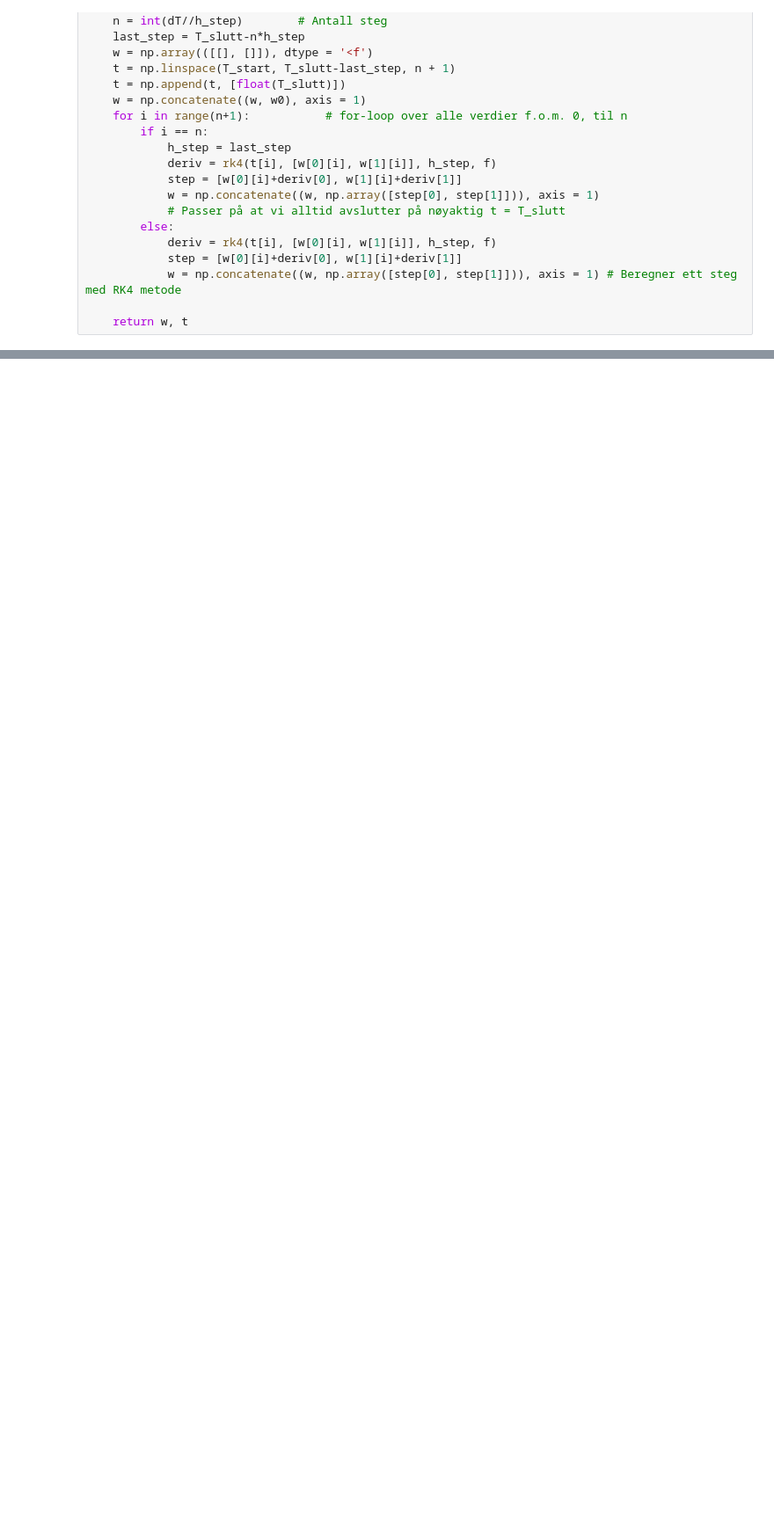
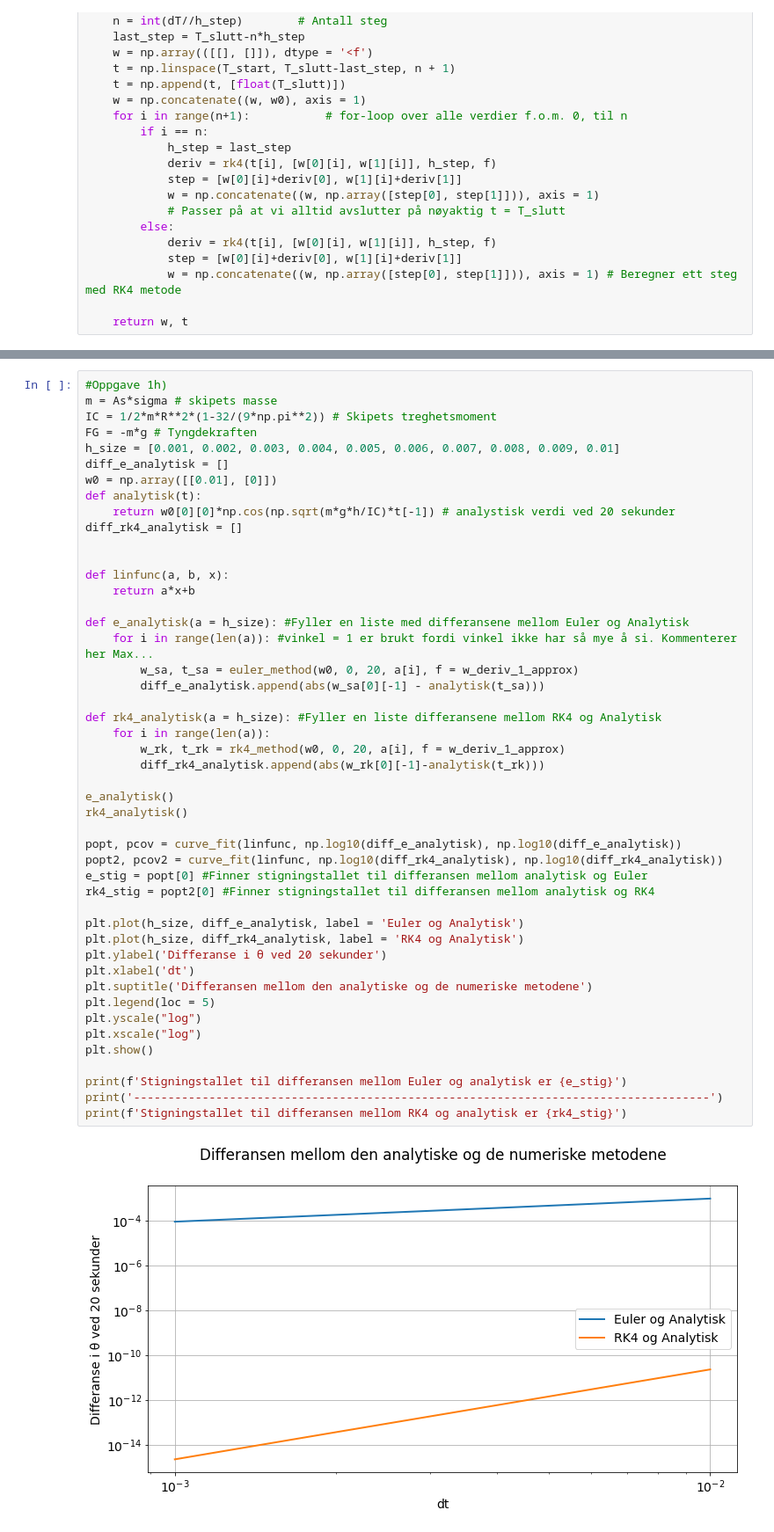
Before and after one commit to Vitenskapelige-Beregninger/Tekfys_prosjekt, a Jupyter notebook: tekfys.ipynb, the cells around one changed output, grey strips where cells are left out. Shown at 88% size. Cells and saved outputs as stored; diff of their text form; blank space fills up the shorter version.

```diff
--- a/tekfys.ipynb
+++ b/tekfys.ipynb
@@ -379,0 +202,49 @@ def w_deriv_full(t, w, xC, yC, sL, vL, beta_last, h_step): # Dette er f fra 2d
+# %%
+#Oppgave 1h)
+m = As*sigma # skipets masse
+IC = 1/2*m*R**2*(1-32/(9*np.pi**2)) # Skipets treghetsmoment
+FG = -m*g # Tyngdekraften
+h_size = [0.001, 0.002, 0.003, 0.004, 0.005, 0.006, 0.007, 0.008, 0.009, 0.01]
+diff_e_analytisk = []
+w0 = np.array([[0.01], [0]])
+def analytisk(t):
+    return w0[0][0]*np.cos(np.sqrt(m*g*h/IC)*t[-1]) # analystisk verdi ved 20 sekunder
+diff_rk4_analytisk = []
+
+
+def linfunc(a, b, x):
+    return a*x+b
+
+def e_analytisk(a = h_size): #Fyller en liste med differansene mellom Euler og Analytisk
+    for i in range(len(a)): #vinkel = 1 er brukt fordi vinkel ikke har så mye å si. Kommenterer her Max...
+        w_sa, t_sa = euler_method(w0, 0, 20, a[i], f = w_deriv_1_approx)
+        diff_e_analytisk.append(abs(w_sa[0][-1] - analytisk(t_sa)))
+
+def rk4_analytisk(a = h_size): #Fyller en liste differansene mellom RK4 og Analytisk
+    for i in range(len(a)):
+        w_rk, t_rk = rk4_method(w0, 0, 20, a[i], f = w_deriv_1_approx)
+        diff_rk4_analytisk.append(abs(w_rk[0][-1]-analytisk(t_rk)))
+
+e_analytisk()
+rk4_analytisk()
+
+popt, pcov = curve_fit(linfunc, np.log10(diff_e_analytisk), np.log10(diff_e_analytisk))
+popt2, pcov2 = curve_fit(linfunc, np.log10(diff_rk4_analytisk), np.log10(diff_rk4_analytisk))
+e_stig = popt[0] #Finner stigningstallet til differansen mellom analytisk og Euler
+rk4_stig = popt2[0] #Finner stigningstallet til differansen mellom analytisk og RK4
+
+plt.plot(h_size, diff_e_analytisk, label = 'Euler og Analytisk')
+plt.plot(h_size, diff_rk4_analytisk, label = 'RK4 og Analytisk')
+plt.ylabel('Differanse i θ ved 20 sekunder')
+plt.xlabel('dt')
+plt.suptitle('Differansen mellom den analytiske og de numeriske metodene')
+plt.legend(loc = 5)
+plt.yscale("log")
+plt.xscale("log")
+plt.show()
+
+print(f'Stigningstallet til differansen mellom Euler og analytisk er {e_stig}')
+print('------------------------------------------------------------------------------------')
+print(f'Stigningstallet til differansen mellom RK4 og analytisk er {rk4_stig}')
+# %% [output]
+[figure, added]
```
Also changed, not shown: parts of 17 cells of this notebook.
